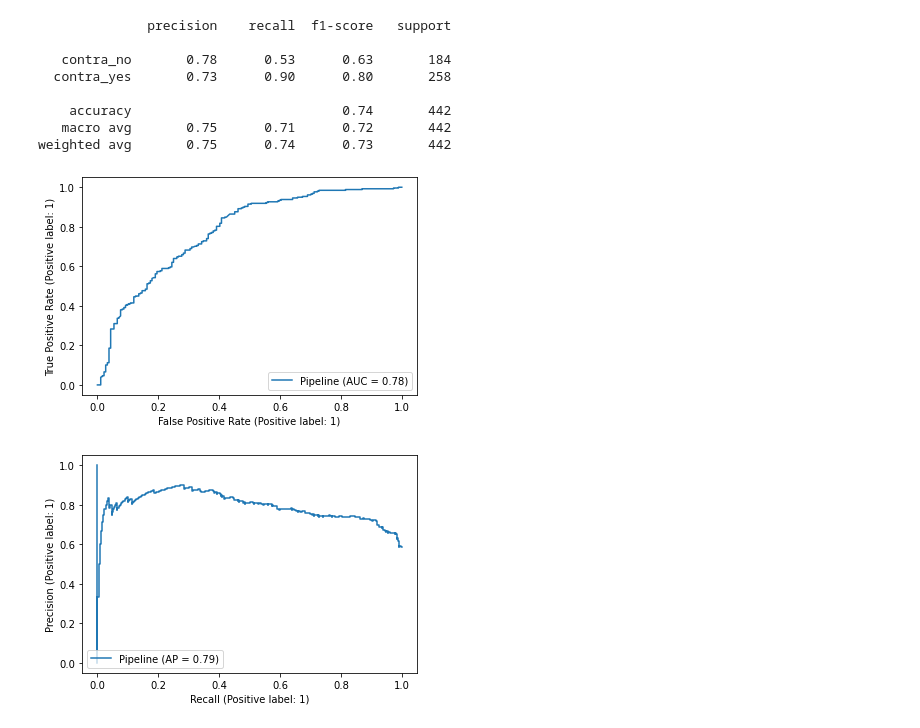
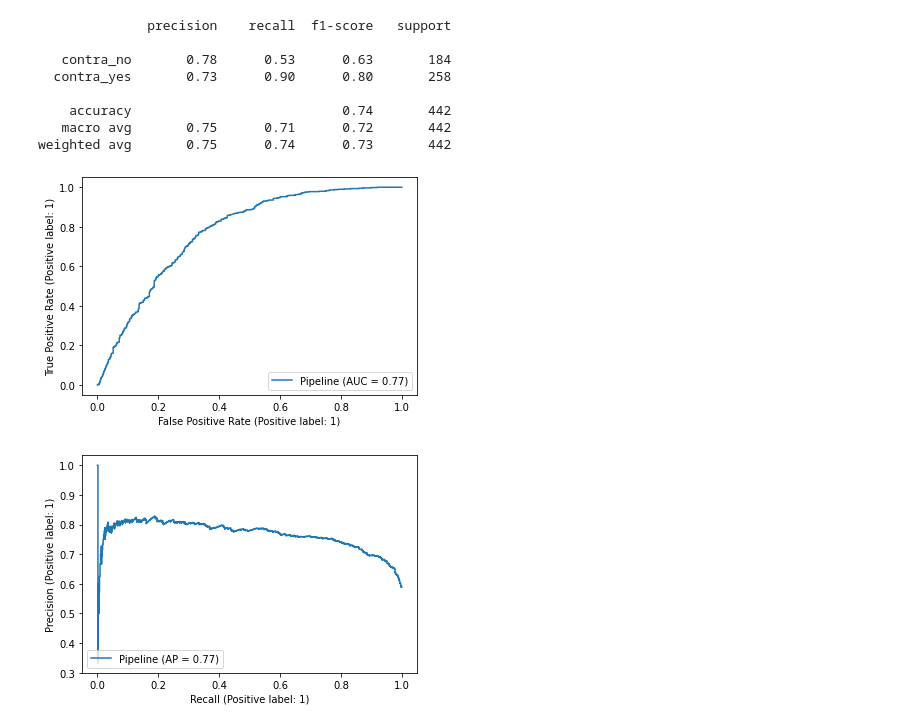
Before and after one commit to UBC-MDS/contraceptive_method_predictor, a Jupyter notebook: notebooks/prediction.ipynb, the cells around one changed output. Saved outputs shown, nothing was run; the diff lists cells and outputs as text; code cells hidden in the pictures.

```diff
--- a/notebooks/prediction.ipynb
+++ b/notebooks/prediction.ipynb
@@ -185,11 +189,11 @@ print(classification_report(y_test, y_pred, target_names=["contra_no", "contra_y
    macro avg       0.75      0.71      0.72       442
 weighted avg       0.75      0.74      0.73       442
 # %%
-roc_plot= RocCurveDisplay.from_estimator(final_svc_model, X_test, y_test)
+roc_plot= RocCurveDisplay.from_estimator(final_svc_model, X_train, y_train)
 plt.show()
 # %% [output]
-[figure, old version]
+[figure, new version]
 # %%
-pr_curve = PrecisionRecallDisplay.from_estimator(final_svc_model, X_test, y_test);
+pr_curve = PrecisionRecallDisplay.from_estimator(final_svc_model, X_train, y_train);
 # %% [output]
-[figure, old version]
+[figure, new version]
```
Also changed, not shown: parts of 8 cells of this notebook.
